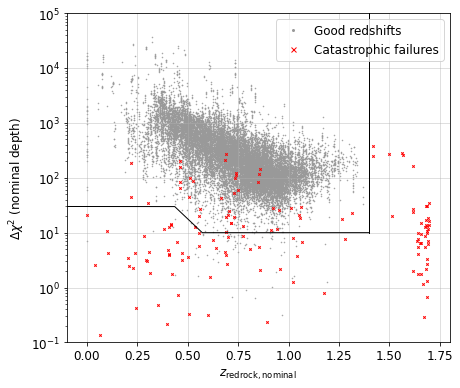
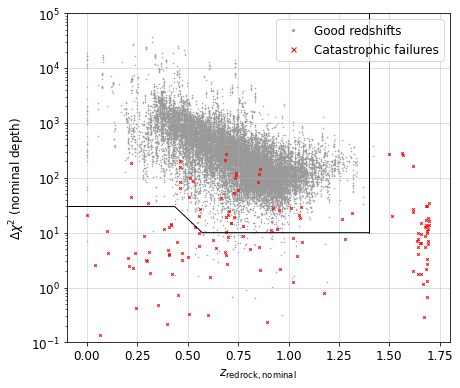
Code edit (unified diff) that turned the first committed figure into the second:
--- before
+++ after
@@ -16,5 +16,5 @@
 plt.grid(alpha=0.5)
 plt.tight_layout()
-plt.savefig('/Users/rongpu/git/desi-targets/lrg_paper/figures/main_dchi2_vs_z.pdf', dpi=150)
+# plt.savefig('/Users/rongpu/git/desi-targets/lrg_paper/figures/main_dchi2_vs_z.pdf', dpi=150)
 plt.show()
 
@@ -34,4 +34,4 @@
 plt.grid(alpha=0.5)
 plt.tight_layout()
-plt.savefig('/Users/rongpu/git/desi-targets/lrg_paper/figures/main_dchi2_vs_z_deep.pdf', dpi=150)
+# plt.savefig('/Users/rongpu/git/desi-targets/lrg_paper/figures/main_dchi2_vs_z_deep.pdf', dpi=150)
 plt.show()

Commit: .